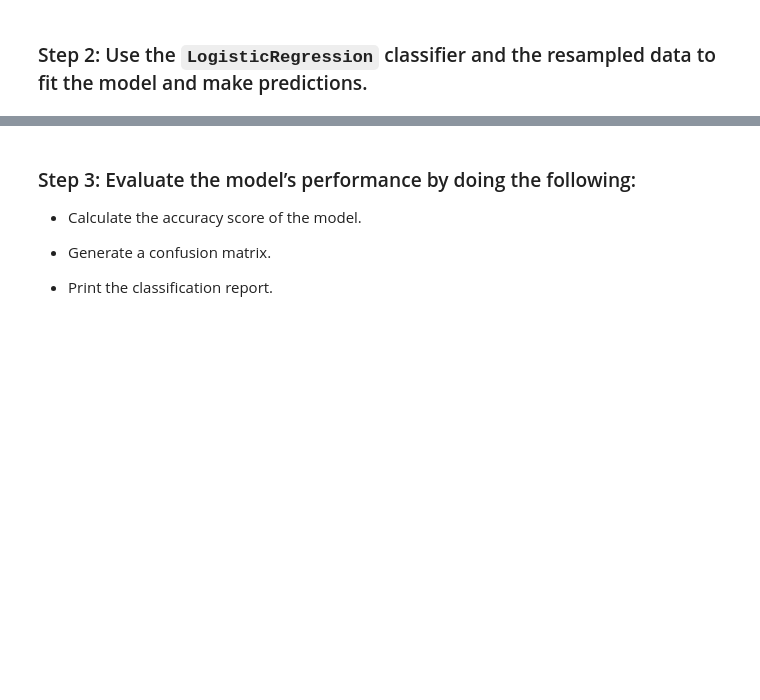
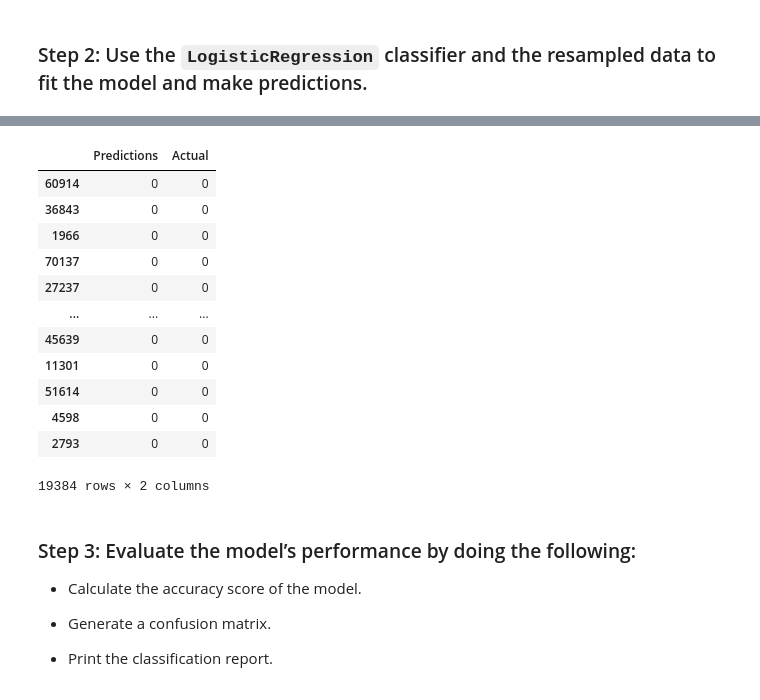
Before and after one commit to yosieph/credit-risk-classification, a Jupyter notebook: credit_risk_classification.ipynb, the cells around one changed output, grey strips where cells are left out. Saved outputs shown, nothing was run; the diff lists cells and outputs as text; code cells hidden in the pictures; blank space fills up the shorter version.

```diff
--- a/credit_risk_classification.ipynb
+++ b/credit_risk_classification.ipynb
@@ -168,3 +202,28 @@ ModuleNotFoundError: No module named 'imblearn'
+# %%
+#####DELETE######
+# Instantiate the Logistic Regression model
+# Assign a random_state parameter of 1 to the model
+classifier = LogisticRegression(solver='lbfgs', random_state=1)
+
+# Fit the model using the resampled training data
+classifier.fit(X_train, y_train)
+# Make a prediction using the testing data
+predictions = classifier.predict(X_test)
+pd.DataFrame({'Predictions': predictions, 'Actual': y_test})
+# %% [output]
+|  | Predictions | Actual |
+| 60914 | 0 | 0 |
+| 36843 | 0 | 0 |
+| 1966 | 0 | 0 |
+| 70137 | 0 | 0 |
+| 27237 | 0 | 0 |
+| ... | ... | ... |
+| 45639 | 0 | 0 |
+| 11301 | 0 | 0 |
+| 51614 | 0 | 0 |
+| 4598 | 0 | 0 |
+| 2793 | 0 | 0 |
+19384 rows × 2 columns
 # %% [markdown]
 ### Step 3: Evaluate the model’s performance by doing the following:
 
```
Also changed, not shown: parts of 9 cells of this notebook.
